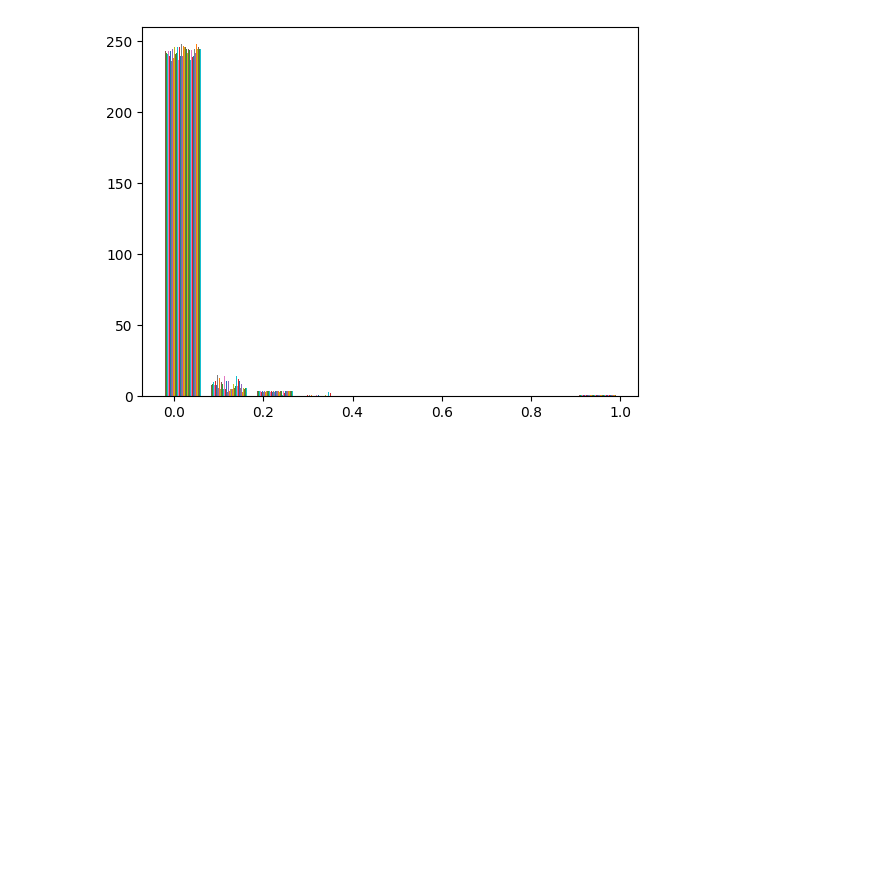
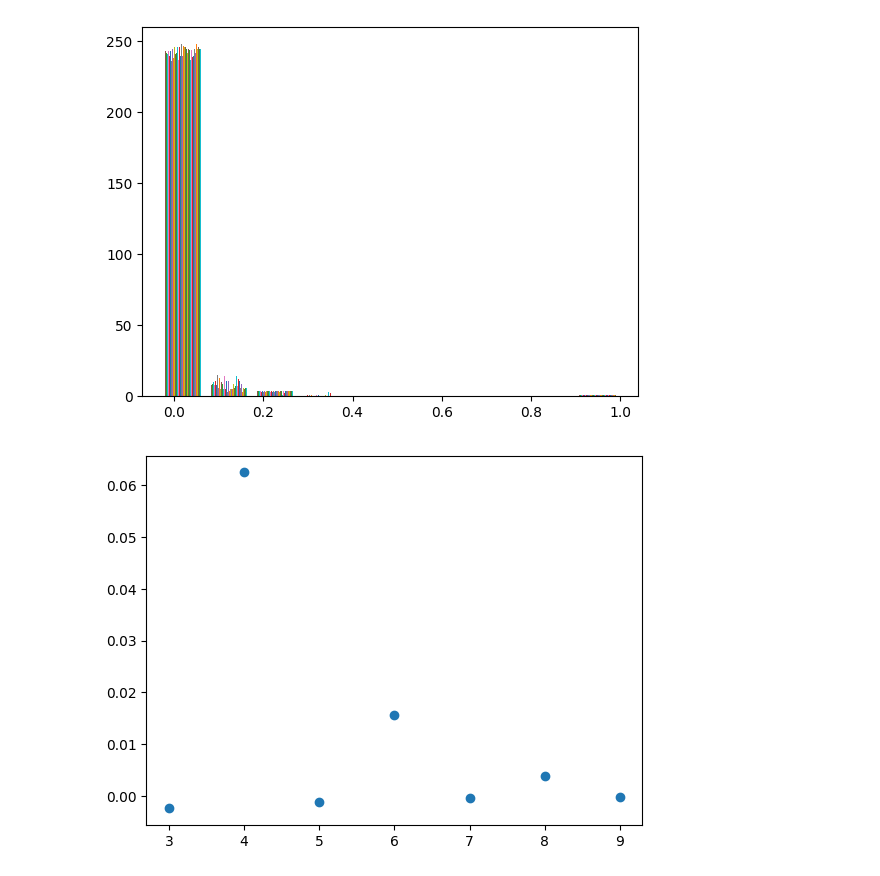
Before and after one commit to KKMGeraedts/Renormalization-Group-Bialek, a Jupyter notebook: Studying Scaling Behabiaour of Real Space RG (Bialek).ipynb, the cells around one changed output. Saved outputs shown, nothing was run; the diff lists cells and outputs as text; code cells hidden in the pictures; blank space fills up the shorter version.

```diff
--- a/Studying Scaling Behabiaour of Real Space RG (Bialek).ipynb
+++ b/Studying Scaling Behabiaour of Real Space RG (Bialek).ipynb
@@ -255,3 +261,17 @@ plt.savefig("img")
 plt.show()
 # %% [output]
 [figure]
+# %%
+import scipy.stats as st
+
+X = st.bernoulli.rvs(0.5, size=2**14)
+# %%
+moments = []
+for i in range(3, 10):
+    m = st.moment(X, i)
+    moments.append(m)
+
+plt.scatter(range(3, 10), moments)
+plt.show()
+# %% [output]
+[figure, added]
```
Also changed, not shown: parts of 9 cells of this notebook, 2 other files.
